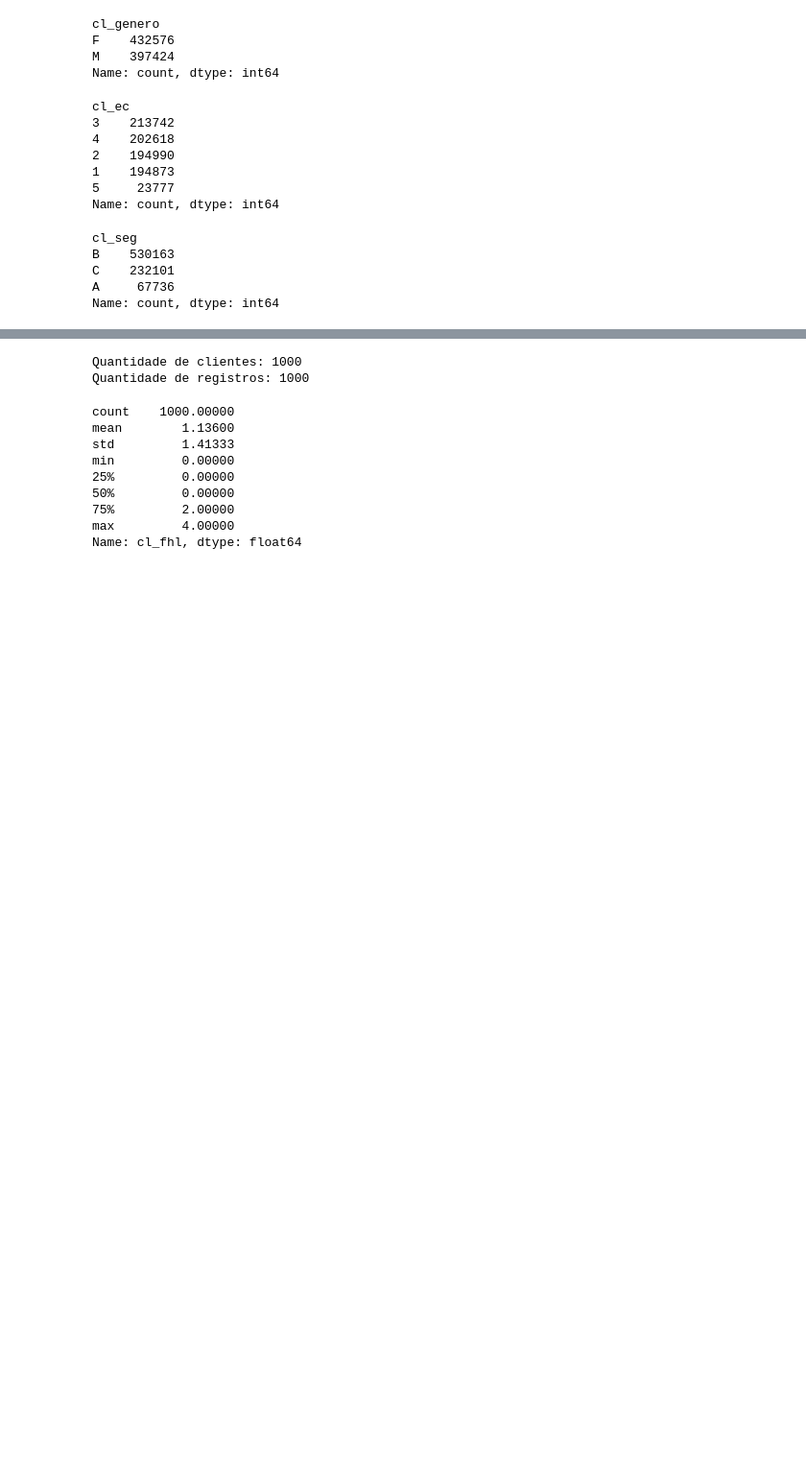
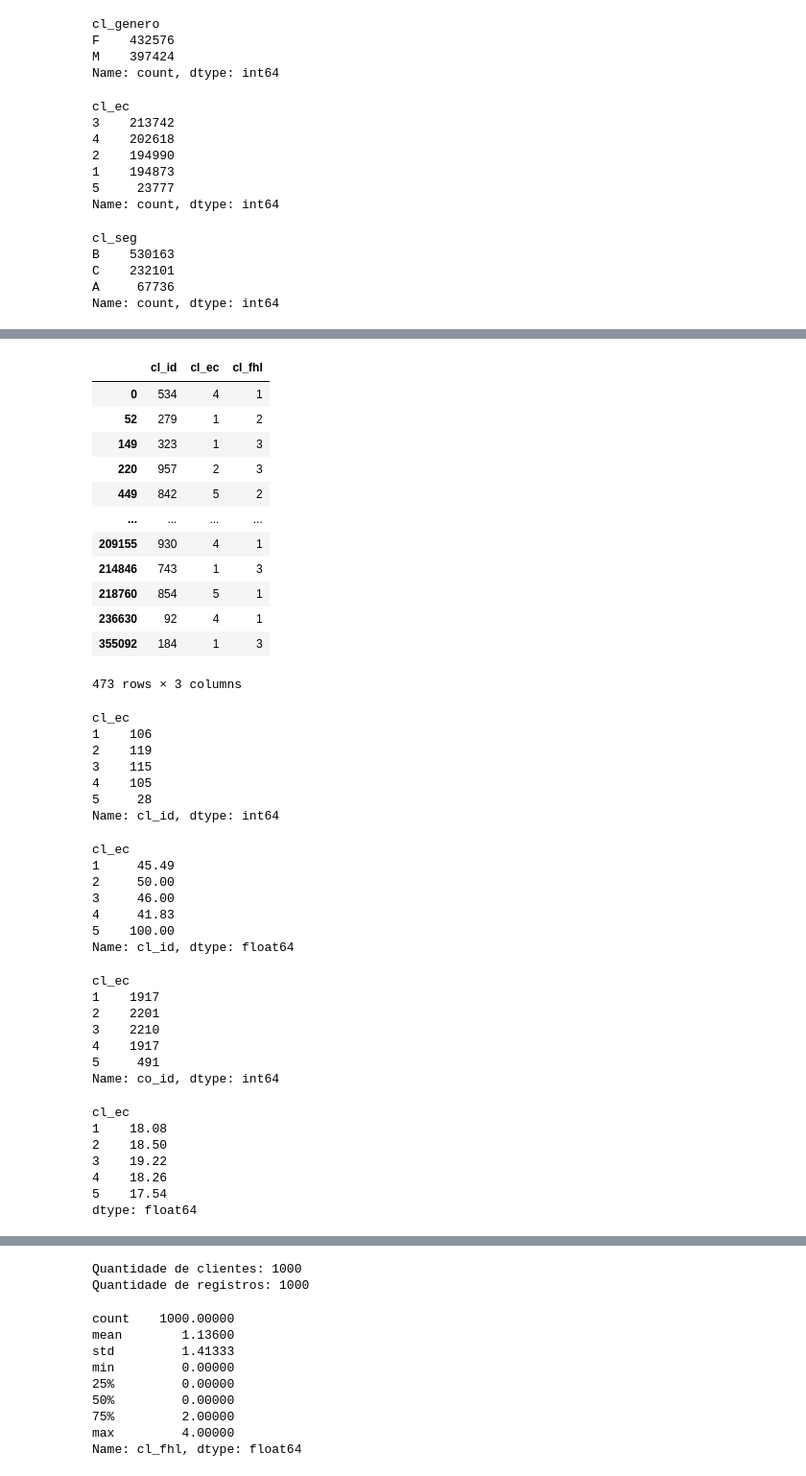
Before and after one commit to camilagstos/miniprojeto_CamilaGomes_Analise_de_Dados_T5, a Jupyter notebook: miniprojeto.ipynb, the cells around one changed output, grey strips where cells are left out. Shown at 96% size. Saved outputs shown, nothing was run; the diff lists cells and outputs as text; code cells hidden in the pictures; blank space fills up the shorter version.

```diff
--- a/miniprojeto.ipynb
+++ b/miniprojeto.ipynb
@@ -346,0 +440,10 @@ Name: count, dtype: int64
+# %%
+# Frequência de compras por estado civil
+
+compras_ec = df.groupby("cl_ec")["co_id"].nunique()
+clientes_ec = df.groupby("cl_ec")["cl_id"].nunique()
+media_compras_ec = (compras_ec/clientes_ec).round(2)
+
+display(compras_ec)
+display(clientes_ec)
+display(media_compras_ec)
@@ -346,0 +472,65 @@ Name: count, dtype: int64
+# %%
+# Criando uma base com um registro por cliente
+
+clientes_estado_civil = df[['cl_id', 'cl_ec', 'cl_fhl']].drop_duplicates()
+
+clientes_com_filhos = clientes_estado_civil[clientes_estado_civil["cl_fhl"]> 0]
+display(clientes_com_filhos)
+
+filhos_por_ec = clientes_com_filhos.groupby("cl_ec")["cl_id"].nunique()
+display(filhos_por_ec)
+
+percentual_filhos_ec = (filhos_por_ec/clientes_ec * 100).round(2)
+display(percentual_filhos_ec)
+
+ids_com_filhos = clientes_com_filhos["cl_id"]
+compras_clientes_com_filhos = df[df["cl_id"].isin(ids_com_filhos)]
+
+compras_filhos_ec = compras_clientes_com_filhos.groupby("cl_ec")["co_id"].nunique()
+
+media_compras_filhos_ec = (compras_filhos_ec / filhos_por_ec).round(2)
+
+display(compras_filhos_ec)
+display(media_compras_filhos_ec)
+# %% [output]
+|  | cl_id | cl_ec | cl_fhl |
+| 0 | 534 | 4 | 1 |
+| 52 | 279 | 1 | 2 |
+| 149 | 323 | 1 | 3 |
+| 220 | 957 | 2 | 3 |
+| 449 | 842 | 5 | 2 |
+| ... | ... | ... | ... |
+| 209155 | 930 | 4 | 1 |
+| 214846 | 743 | 1 | 3 |
+| 218760 | 854 | 5 | 1 |
+| 236630 | 92 | 4 | 1 |
+| 355092 | 184 | 1 | 3 |
+473 rows × 3 columns
+cl_ec
+1    106
+2    119
+3    115
+4    105
+5     28
+Name: cl_id, dtype: int64
+cl_ec
+1     45.49
+2     50.00
+3     46.00
+4     41.83
+5    100.00
+Name: cl_id, dtype: float64
+cl_ec
+1    1917
+2    2201
+3    2210
+4    1917
+5     491
+Name: co_id, dtype: int64
+cl_ec
+1    18.08
+2    18.50
+3    19.22
+4    18.26
+5    17.54
+dtype: float64
```
Also changed, not shown: parts of 12 cells of this notebook.
